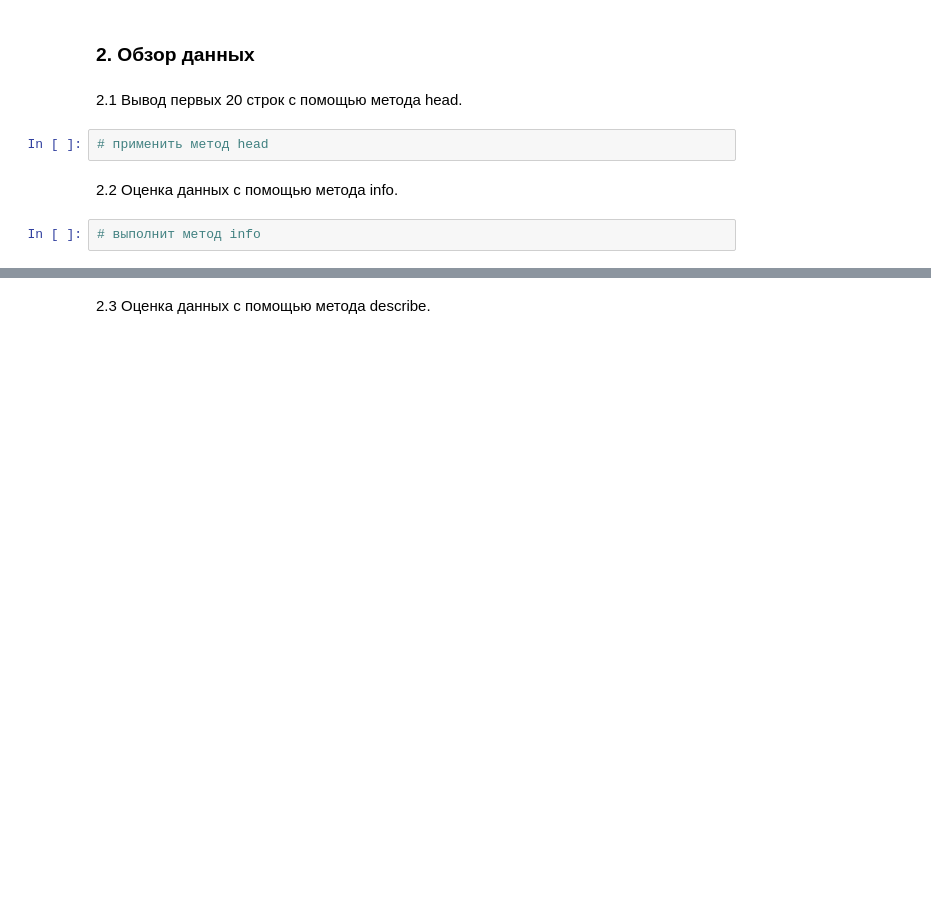
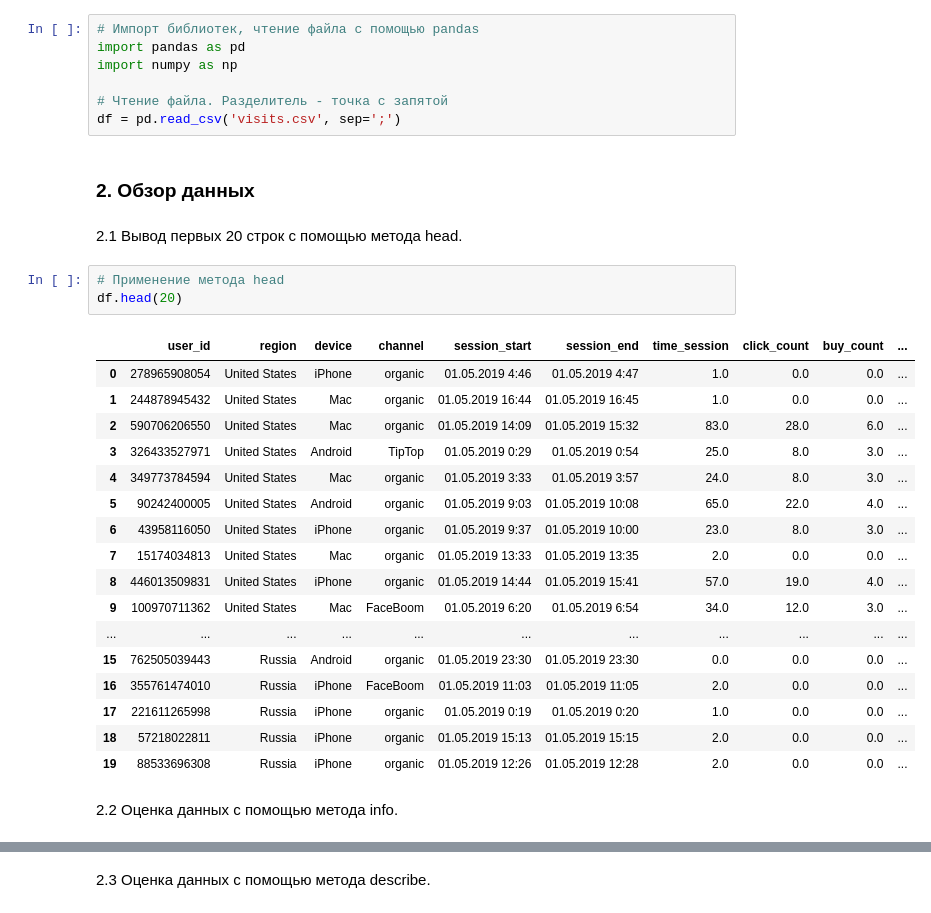
Before and after one commit to DoubleD-99/ida, a Jupyter notebook: ЛР1_Веселов_5.ipynb, the cells around one changed output, grey strips where cells are left out. Drawn from its saved outputs; the diff is of its cells as text; blank space fills up the shorter version.

```diff
--- a/ЛР1_Веселов_5.ipynb
+++ b/ЛР1_Веселов_5.ipynb
@@ -20,10 +28,34 @@
+# %%
+# Импорт библиотек, чтение файла с помощью pandas
+import pandas as pd
+import numpy as np
+
+# Чтение файла. Разделитель - точка с запятой
+df = pd.read_csv('visits.csv', sep=';')
 # %% [markdown]
 ### 2. Обзор данных
 # %% [markdown]
 2.1 Вывод первых 20 строк с помощью метода head.
-# %%
-# применить метод head
+# %%
+# Применение метода head
+df.head(20)
+# %% [output]
+|  | user_id | region | device | channel | session_start | session_end | time_session | click_count | buy_count | ... |
+| 0 | 278965908054 | United States | iPhone | organic | 01.05.2019 4:46 | 01.05.2019 4:47 | 1.0 | 0.0 | 0.0 | ... |
+| 1 | 244878945432 | United States | Mac | organic | 01.05.2019 16:44 | 01.05.2019 16:45 | 1.0 | 0.0 | 0.0 | ... |
+| 2 | 590706206550 | United States | Mac | organic | 01.05.2019 14:09 | 01.05.2019 15:32 | 83.0 | 28.0 | 6.0 | ... |
+| 3 | 326433527971 | United States | Android | TipTop | 01.05.2019 0:29 | 01.05.2019 0:54 | 25.0 | 8.0 | 3.0 | ... |
+| 4 | 349773784594 | United States | Mac | organic | 01.05.2019 3:33 | 01.05.2019 3:57 | 24.0 | 8.0 | 3.0 | ... |
+| 5 | 90242400005 | United States | Android | organic | 01.05.2019 9:03 | 01.05.2019 10:08 | 65.0 | 22.0 | 4.0 | ... |
+| 6 | 43958116050 | United States | iPhone | organic | 01.05.2019 9:37 | 01.05.2019 10:00 | 23.0 | 8.0 | 3.0 | ... |
+| 7 | 15174034813 | United States | Mac | organic | 01.05.2019 13:33 | 01.05.2019 13:35 | 2.0 | 0.0 | 0.0 | ... |
+| 8 | 446013509831 | United States | iPhone | organic | 01.05.2019 14:44 | 01.05.2019 15:41 | 57.0 | 19.0 | 4.0 | ... |
+| 9 | 100970711362 | United States | Mac | FaceBoom | 01.05.2019 6:20 | 01.05.2019 6:54 | 34.0 | 12.0 | 3.0 | ... |
+| ... | ... | ... | ... | ... | ... | ... | ... | ... | ... | ... |
+| 15 | 762505039443 | Russia | Android | organic | 01.05.2019 23:30 | 01.05.2019 23:30 | 0.0 | 0.0 | 0.0 | ... |
+| 16 | 355761474010 | Russia | iPhone | FaceBoom | 01.05.2019 11:03 | 01.05.2019 11:05 | 2.0 | 0.0 | 0.0 | ... |
+| 17 | 221611265998 | Russia | iPhone | organic | 01.05.2019 0:19 | 01.05.2019 0:20 | 1.0 | 0.0 | 0.0 | ... |
+| 18 | 57218022811 | Russia | iPhone | organic | 01.05.2019 15:13 | 01.05.2019 15:15 | 2.0 | 0.0 | 0.0 | ... |
+| 19 | 88533696308 | Russia | iPhone | organic | 01.05.2019 12:26 | 01.05.2019 12:28 | 2.0 | 0.0 | 0.0 | ... |
 # %% [markdown]
 2.2 Оценка данных с помощью метода info.
-# %%
-# выполнит метод info
```
Also changed, not shown: parts of 58 cells of this notebook, 2 other files.
